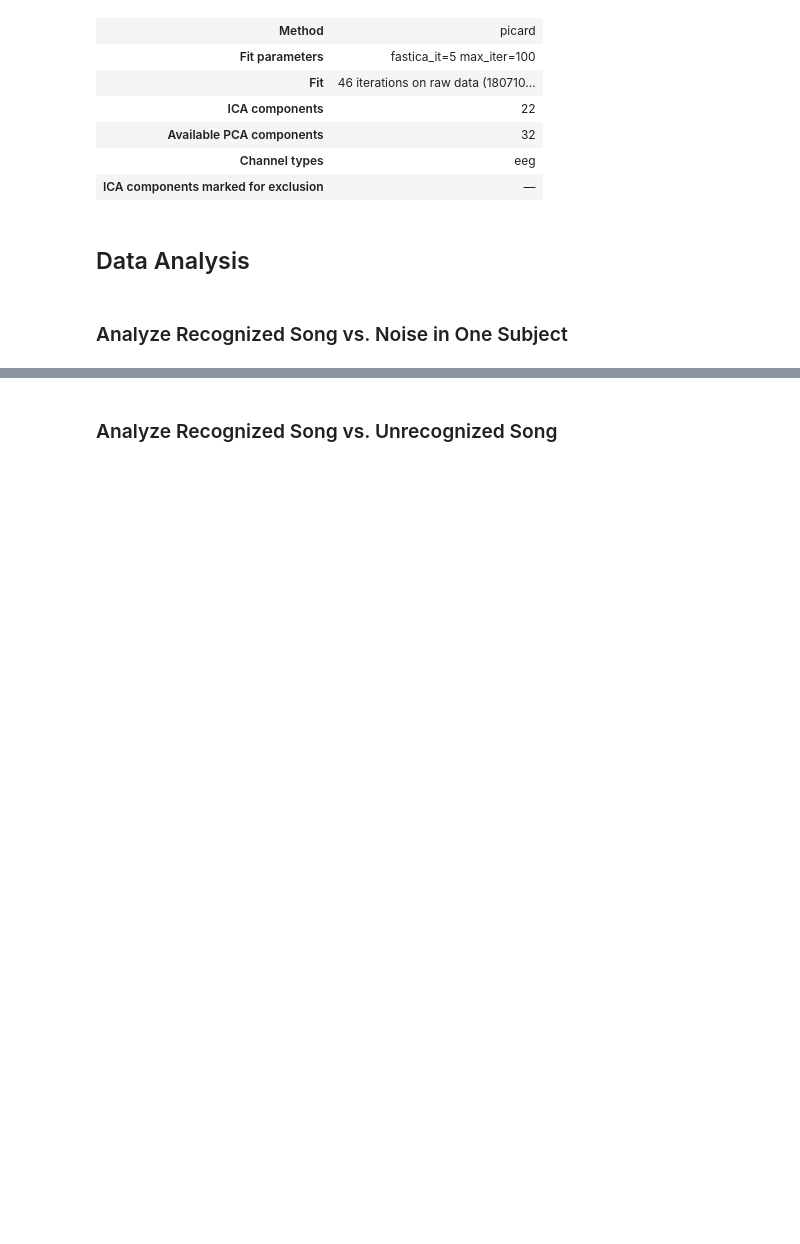
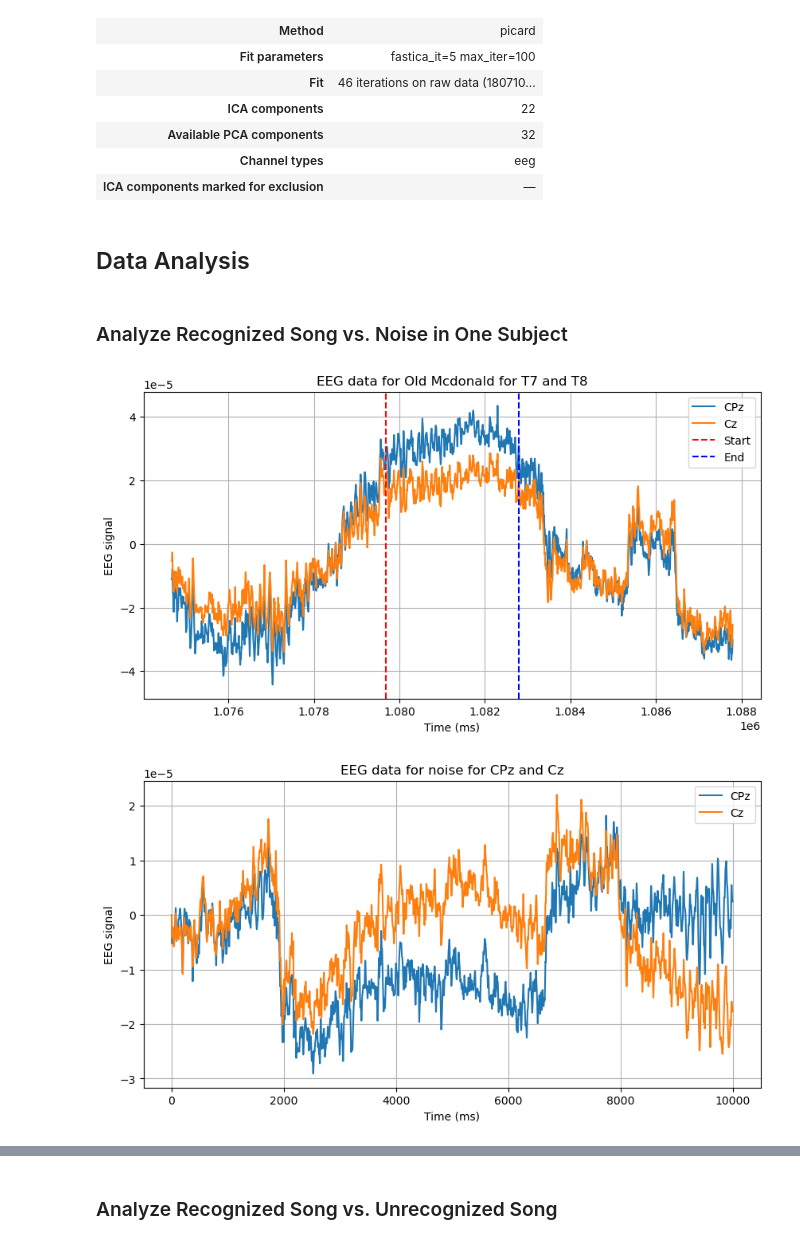
Before and after one commit to gregoryweber/cogs-118c-song-familiarity, a Jupyter notebook: main.ipynb, the cells around one changed output, grey strips where cells are left out. Drawn from its saved outputs; the diff is of its cells as text; code cells hidden in the pictures; blank space fills up the shorter version.

```diff
--- a/main.ipynb
+++ b/main.ipynb
@@ -126,0 +140,42 @@ Writing ICA solution to /Users/gregoryweber/Documents/cogs-118c-song-familiarity
+# %%
+# graph a recognized song vs noise in time domain
+eeg_data, times = file_filt_ref[:, :]
+channel_names = file_filt_ref.ch_names
+
+# Get indices for channels T7 and T8
+channels_to_plot = ['CPz', 'Cz']
+channel_indices = [channel_names.index(ch) for ch in channels_to_plot]
+
+# Plot the data for T7 and T8
+plt.figure(figsize=(10, 5))
+for i in channel_indices:
+  start = 1079675
+  end = 1082794
+  time = np.arange(start - 5000, end + 5000, 1)
+  plt.plot(time, eeg_data[i, (start - 5000):(end + 5000)], label=channel_names[i])
+
+plt.axvline(x=1079675, color='r', linestyle='--', label='Start')
+plt.axvline(x=1082794, color='b', linestyle='--', label='End')
+plt.xlabel('Time (ms)')
+plt.ylabel('EEG signal')
+plt.title('EEG data for Old Mcdonald for T7 and T8')
+plt.legend(loc='upper right')
+plt.grid(True)
+plt.show()
+
+plt.figure(figsize=(10, 5))
+for i in channel_indices:
+  start = 0
+  end = 10000
+  time = np.arange(start, end, 1)
+  plt.plot(time, eeg_data[i, start:end], label=channel_names[i])
+
+plt.xlabel('Time (ms)')
+plt.ylabel('EEG signal')
+plt.title('EEG data for noise for CPz and Cz')
+plt.legend(loc='upper right')
+plt.grid(True)
+plt.show()
+# %% [output]
+[figure, added]
+[figure, added]
```
Also changed, not shown: parts of 16 cells of this notebook.
